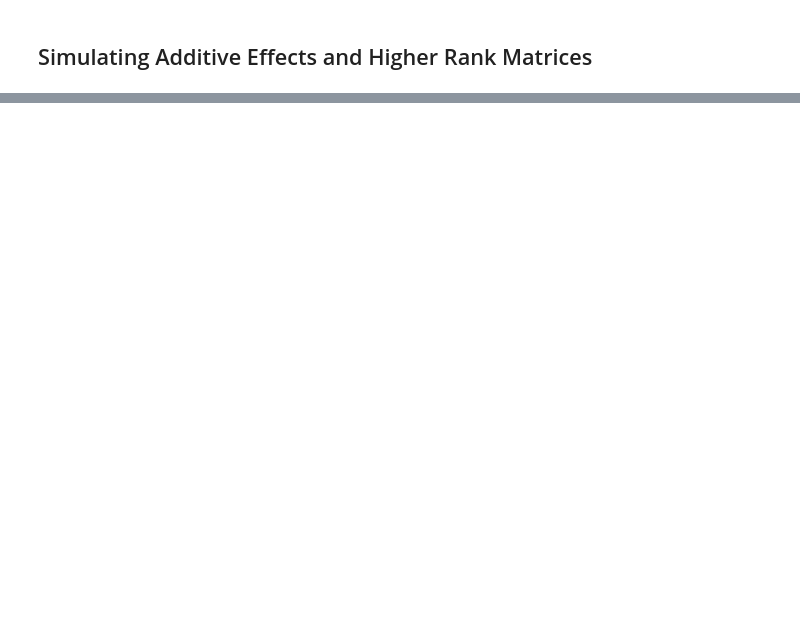
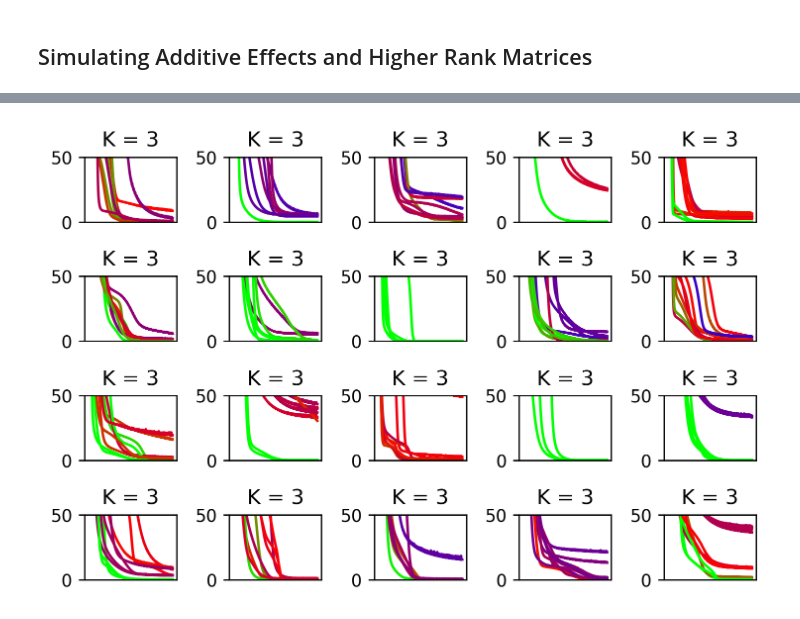
Before and after one commit to tangdavid/efa, a Jupyter notebook: sim/sim.ipynb, the cells around one changed output, grey strips where cells are left out. Cells and saved outputs as stored; diff of their text form; code cells hidden in the pictures; blank space fills up the shorter version.

```diff
--- a/sim/sim.ipynb
+++ b/sim/sim.ipynb
@@ -306,0 +335,3 @@ array([[-1.46350615, -0.73710432],
+# %%
+data = Dataset(1000, 10, k = 3)
+data.pathways
@@ -306,0 +351,22 @@ array([[-1.46350615, -0.73710432],
+# %%
+for i in trange(5):
+    for k in [4]:
+        for self_interactions in [False, True]:
+            prefix = 'self_interactions' if self_interactions else 'no_self_interactions'
+            name = './pkl/%s_k%d_dataset%d.pkl' % (prefix, k, i)
+            print(name)
+            data = Dataset(10000, 20, k = k, self_interactions=self_interactions)
+            decomp = Decomp()
+            res_loss = list()
+            res_acc = list()
+            for j in range(10):
+                decomp.gradDescent(data)
+                acc = decomp.evalAcc(data)
+                loss = decomp.loss
+                res_acc.append(acc)
+                res_loss.append(loss)
+
+            res = np.vstack([np.array(res_loss).T, np.array(res_acc)])
+
+            with open(name, 'wb') as f:
+                pkl.dump(res, f)
@@ -306,0 +384,21 @@ array([[-1.46350615, -0.73710432],
+# %%
+plt.figure(dpi = 250)
+index = 1
+
+for k in [3]:
+    for self_interactions in [False, True]:
+        for i in range(10):
+            prefix = 'self_interactions' if self_interactions else 'no_self_interactions'
+            name = './pkl/%s_k%d_dataset%d.pkl' % (prefix, k, i)
+            with open(name, 'rb') as f:
+                res = pkl.load(f)
+                plt.subplot(4, 5, index)
+                for j in range(10):
+                    plt.plot(res[:-1, j], c = plt.cm.brg(res[-1, j]))
+                    plt.ylim(0, 50)
+                    plt.title('K = %d' %k)
+                    plt.xticks([])
+                    plt.tight_layout()
+            index += 1
+# %% [output]
+[figure, added]
```
Also changed, not shown: parts of 49 cells of this notebook.
